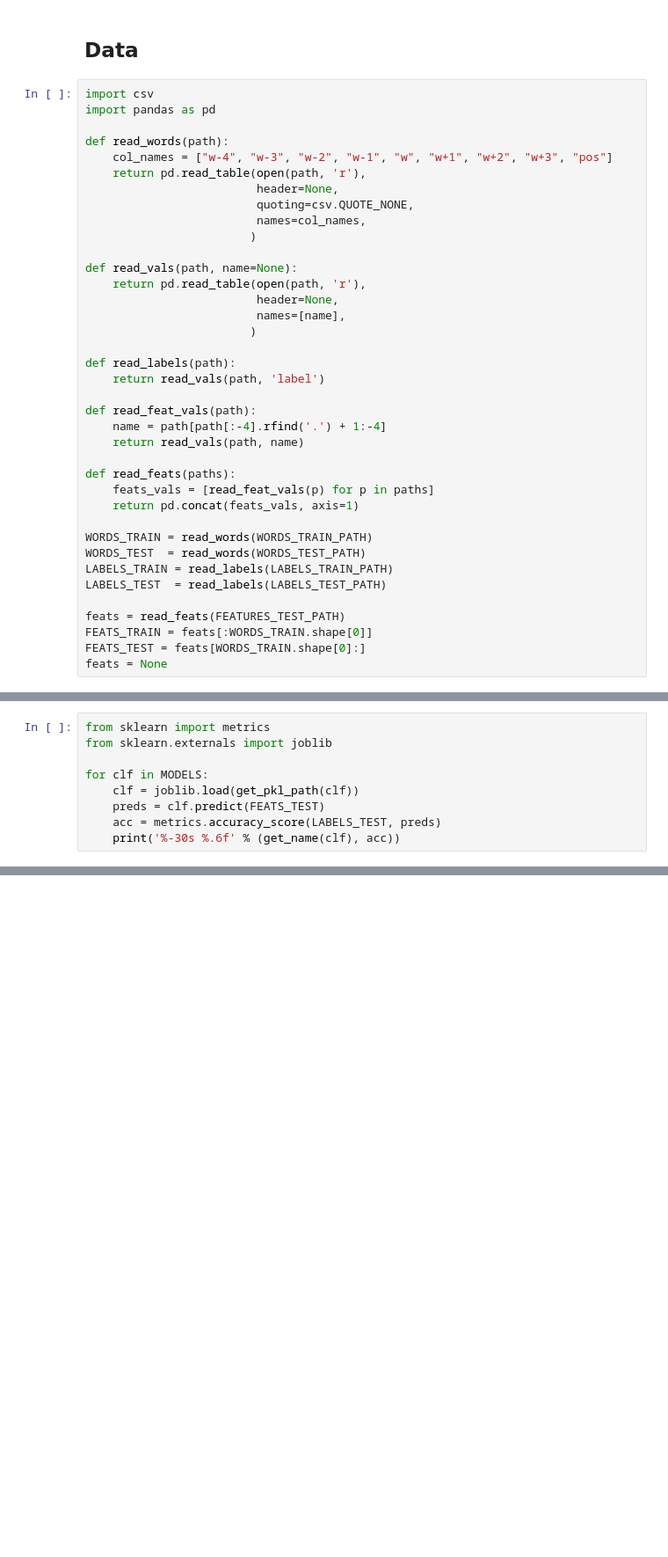
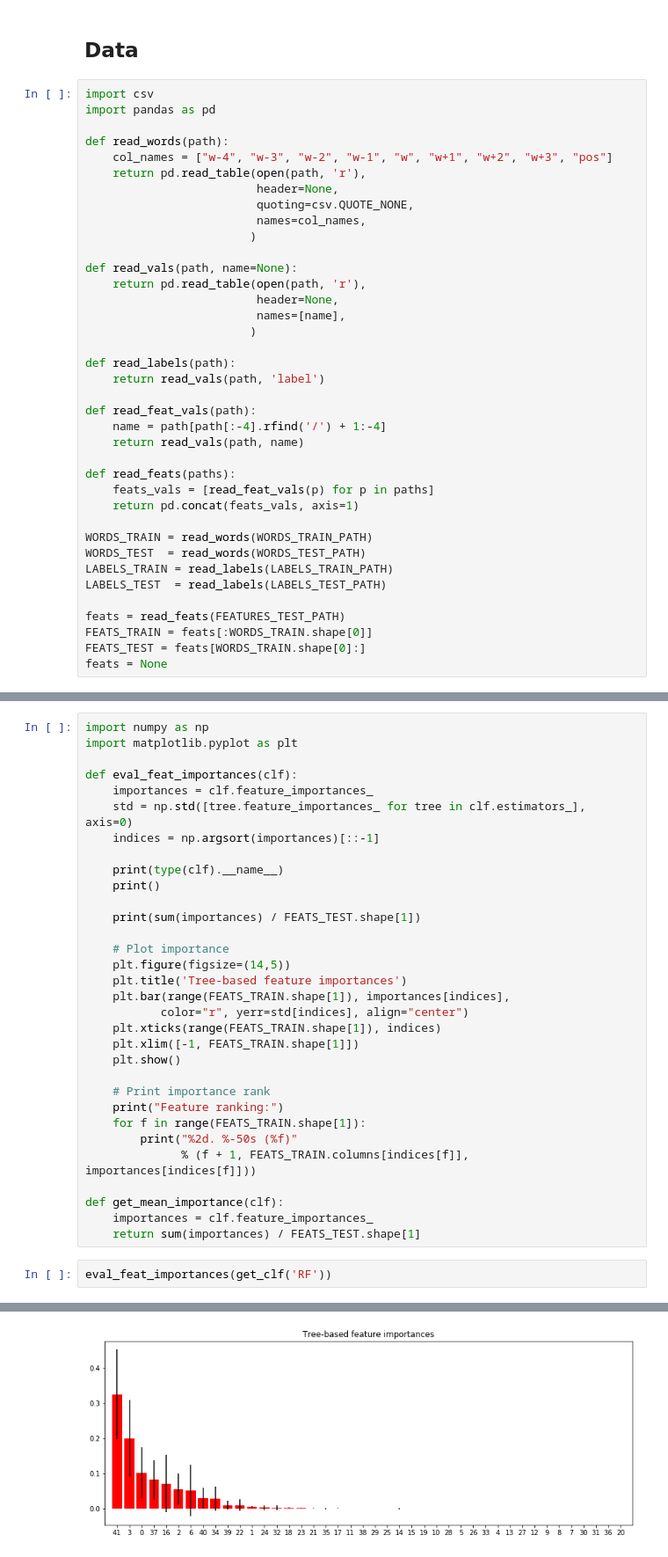
Before and after one commit to jie-mei/OCRrect, a Jupyter notebook: ocrrect-experiment/src/main/python/detect_evaluation.ipynb, the cells around one changed output, grey strips where cells are left out. Shown: that part at 88% size. Saved outputs shown, nothing was run; the diff lists cells and outputs as text; blank space fills up the shorter version.

```diff
--- a/ocrrect-experiment/src/main/python/detect_evaluation.ipynb
+++ b/ocrrect-experiment/src/main/python/detect_evaluation.ipynb
@@ -55,7 +55,7 @@ def read_labels(path):
     return read_vals(path, 'label')
 
 def read_feat_vals(path):
-    name = path[path[:-4].rfind('.') + 1:-4]
+    name = path[path[:-4].rfind('/') + 1:-4]
     return read_vals(path, name)
 
 def read_feats(paths):
@@ -110,9 +115,0 @@ DecisionTreeClassifier... TRAINED (DecisionTreeClassifier.pkl)
-# %%
-from sklearn import metrics
-from sklearn.externals import joblib
-
-for clf in MODELS:
-    clf = joblib.load(get_pkl_path(clf))
-    preds = clf.predict(FEATS_TEST)
-    acc = metrics.accuracy_score(LABELS_TEST, preds)
-    print('%-30s %.6f' % (get_name(clf), acc))
@@ -120,0 +161,35 @@ DecisionTreeClassifier         0.980433
+# %%
+import numpy as np
+import matplotlib.pyplot as plt
+
+def eval_feat_importances(clf):
+    importances = clf.feature_importances_
+    std = np.std([tree.feature_importances_ for tree in clf.estimators_], axis=0)
+    indices = np.argsort(importances)[::-1]
+
+    print(type(clf).__name__)
+    print()
+
+    print(sum(importances) / FEATS_TEST.shape[1])
+
+    # Plot importance
+    plt.figure(figsize=(14,5))
+    plt.title('Tree-based feature importances')
+    plt.bar(range(FEATS_TRAIN.shape[1]), importances[indices],
+           color="r", yerr=std[indices], align="center")
+    plt.xticks(range(FEATS_TRAIN.shape[1]), indices)
+    plt.xlim([-1, FEATS_TRAIN.shape[1]])
+    plt.show()
+
+    # Print importance rank
+    print("Feature ranking:")
+    for f in range(FEATS_TRAIN.shape[1]):
+        print("%2d. %-50s (%f)"
+              % (f + 1, FEATS_TRAIN.columns[indices[f]], importances[indices[f]]))
+
+def get_mean_importance(clf):
+    importances = clf.feature_importances_
+    return sum(importances) / FEATS_TEST.shape[1]
+# %%
+eval_feat_importances(get_clf('RF'))
+# %% [output]
@@ -120,0 +199 @@ DecisionTreeClassifier         0.980433
+[figure, added]
```
Also changed, not shown: parts of 16 cells of this notebook.
